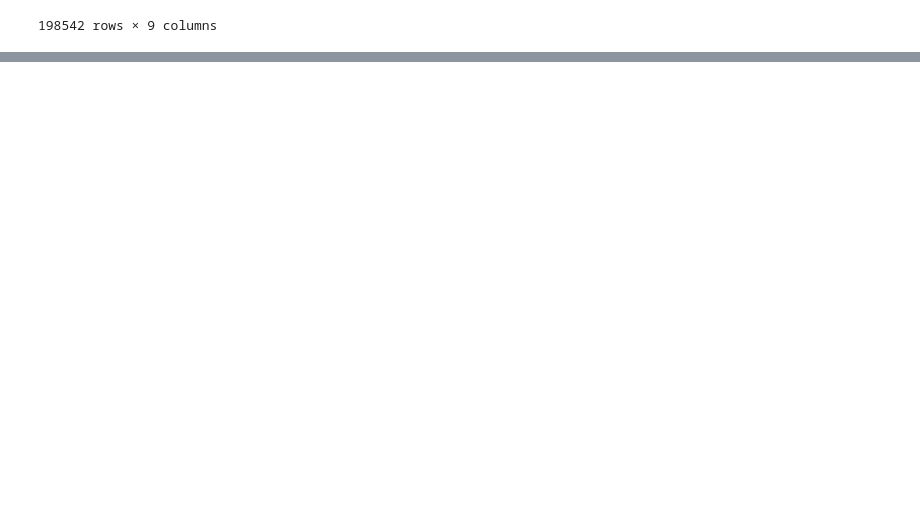
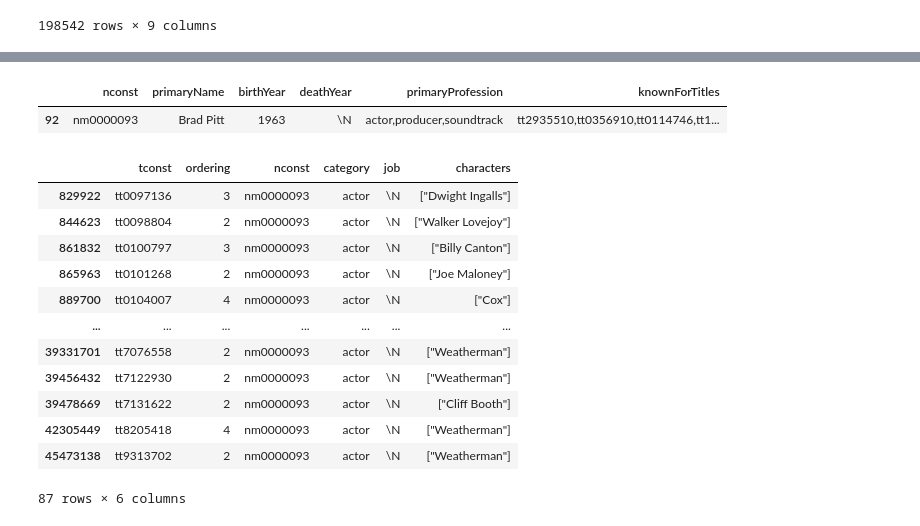
Before and after one commit to BerengerQueune/ABC-Data, a Jupyter notebook: Bérenger/Code.ipynb, the cells around one changed output, grey strips where cells are left out. Saved outputs shown, nothing was run; the diff lists cells and outputs as text; code cells hidden in the pictures; blank space fills up the shorter version.

```diff
--- a/Bérenger/Code.ipynb
+++ b/Bérenger/Code.ipynb
@@ -371,0 +379,21 @@ basics_df10
+# %%
+name_df6.loc[name_df6['primaryName'] == "Brad Pitt"]
+# %% [output]
+|  | nconst | primaryName | birthYear | deathYear | primaryProfession | knownForTitles |
+| 92 | nm0000093 | Brad Pitt | 1963 | \N | actor,producer,soundtrack | tt2935510,tt0356910,tt0114746,tt1... |
+# %%
+principals_df.loc[(principals_df['nconst'] == "nm0000093") & (principals_df['category'] == "actor")]
+# %% [output]
+|  | tconst | ordering | nconst | category | job | characters |
+| 829922 | tt0097136 | 3 | nm0000093 | actor | \N | ["Dwight Ingalls"] |
+| 844623 | tt0098804 | 2 | nm0000093 | actor | \N | ["Walker Lovejoy"] |
+| 861832 | tt0100797 | 3 | nm0000093 | actor | \N | ["Billy Canton"] |
+| 865963 | tt0101268 | 2 | nm0000093 | actor | \N | ["Joe Maloney"] |
+| 889700 | tt0104007 | 4 | nm0000093 | actor | \N | ["Cox"] |
+| ... | ... | ... | ... | ... | ... | ... |
+| 39331701 | tt7076558 | 2 | nm0000093 | actor | \N | ["Weatherman"] |
+| 39456432 | tt7122930 | 2 | nm0000093 | actor | \N | ["Weatherman"] |
+| 39478669 | tt7131622 | 2 | nm0000093 | actor | \N | ["Cliff Booth"] |
+| 42305449 | tt8205418 | 4 | nm0000093 | actor | \N | ["Weatherman"] |
+| 45473138 | tt9313702 | 2 | nm0000093 | actor | \N | ["Weatherman"] |
+87 rows × 6 columns
```
Also changed, not shown: parts of 19 cells of this notebook.
